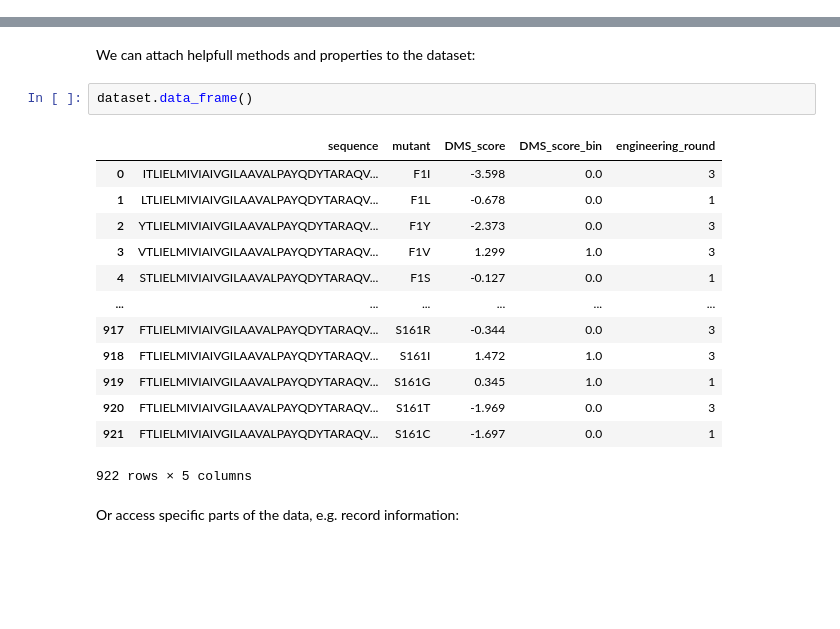
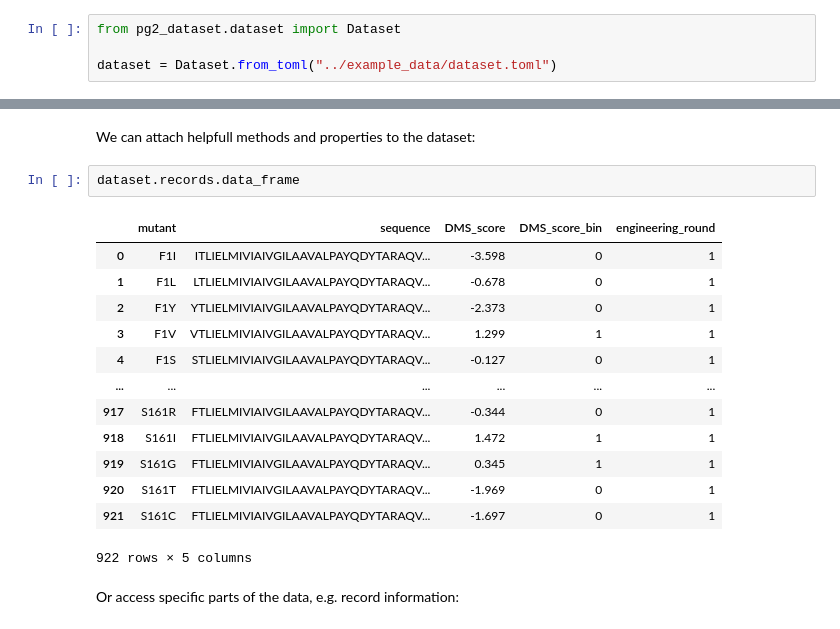
Before and after one commit to ProteinGym/proteingym-base, a Jupyter notebook: notebooks/pg2_dataset_example.ipynb, the cells around one changed output, grey strips where cells are left out. Cells and saved outputs as stored; diff of their text form; blank space fills up the shorter version.

Commit message:
refactor: we still need the container for both record/structure
so recover the abstract class and also have the parent container class

```diff
--- a/notebooks/pg2_dataset_example.ipynb
+++ b/notebooks/pg2_dataset_example.ipynb
@@ -80,3 +63,7 @@ dataset = CombinedDataset(  # can also be a RecordDataset or StructureDataset
+# %%
+from pg2_dataset.dataset import Dataset
+
+dataset = Dataset.from_toml("../example_data/dataset.toml")
 # %% [markdown]
 The dataset contains all the combined information in a python object:
 # %%
@@ -86,20 +89,20 @@ CombinedDataset(toml_file='../example_data/A0A1I9GEU1_NEIME_Kennouche_2019.toml'
 # %% [markdown]
 We can attach helpfull methods and properties to the dataset:
 # %%
-dataset.data_frame()
+dataset.records.data_frame
 # %% [output]
-|  | sequence | mutant | DMS_score | DMS_score_bin | engineering_round |
-| 0 | ITLIELMIVIAIVGILAAVALPAYQDYTARAQV... | F1I | -3.598 | 0.0 | 3 |
-| 1 | LTLIELMIVIAIVGILAAVALPAYQDYTARAQV... | F1L | -0.678 | 0.0 | 1 |
-| 2 | YTLIELMIVIAIVGILAAVALPAYQDYTARAQV... | F1Y | -2.373 | 0.0 | 3 |
-| 3 | VTLIELMIVIAIVGILAAVALPAYQDYTARAQV... | F1V | 1.299 | 1.0 | 3 |
-| 4 | STLIELMIVIAIVGILAAVALPAYQDYTARAQV... | F1S | -0.127 | 0.0 | 1 |
+|  | mutant | sequence | DMS_score | DMS_score_bin | engineering_round |
+| 0 | F1I | ITLIELMIVIAIVGILAAVALPAYQDYTARAQV... | -3.598 | 0 | 1 |
+| 1 | F1L | LTLIELMIVIAIVGILAAVALPAYQDYTARAQV... | -0.678 | 0 | 1 |
+| 2 | F1Y | YTLIELMIVIAIVGILAAVALPAYQDYTARAQV... | -2.373 | 0 | 1 |
+| 3 | F1V | VTLIELMIVIAIVGILAAVALPAYQDYTARAQV... | 1.299 | 1 | 1 |
+| 4 | F1S | STLIELMIVIAIVGILAAVALPAYQDYTARAQV... | -0.127 | 0 | 1 |
 | ... | ... | ... | ... | ... | ... |
-| 917 | FTLIELMIVIAIVGILAAVALPAYQDYTARAQV... | S161R | -0.344 | 0.0 | 3 |
-| 918 | FTLIELMIVIAIVGILAAVALPAYQDYTARAQV... | S161I | 1.472 | 1.0 | 3 |
-| 919 | FTLIELMIVIAIVGILAAVALPAYQDYTARAQV... | S161G | 0.345 | 1.0 | 1 |
-| 920 | FTLIELMIVIAIVGILAAVALPAYQDYTARAQV... | S161T | -1.969 | 0.0 | 3 |
-| 921 | FTLIELMIVIAIVGILAAVALPAYQDYTARAQV... | S161C | -1.697 | 0.0 | 1 |
+| 917 | S161R | FTLIELMIVIAIVGILAAVALPAYQDYTARAQV... | -0.344 | 0 | 1 |
+| 918 | S161I | FTLIELMIVIAIVGILAAVALPAYQDYTARAQV... | 1.472 | 1 | 1 |
+| 919 | S161G | FTLIELMIVIAIVGILAAVALPAYQDYTARAQV... | 0.345 | 1 | 1 |
+| 920 | S161T | FTLIELMIVIAIVGILAAVALPAYQDYTARAQV... | -1.969 | 0 | 1 |
+| 921 | S161C | FTLIELMIVIAIVGILAAVALPAYQDYTARAQV... | -1.697 | 0 | 1 |
 922 rows × 5 columns
 # %% [markdown]
 Or access specific parts of the data, e.g. record information:
```
Also changed, not shown: parts of 11 cells of this notebook, 8 other files.
